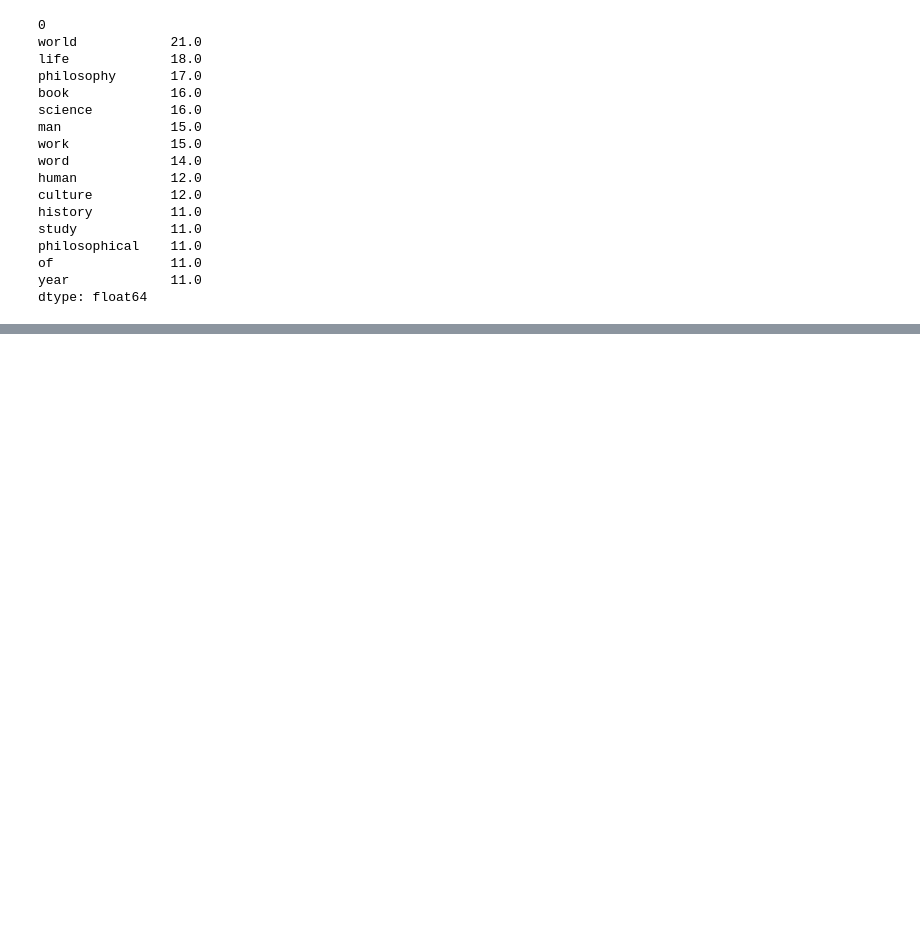
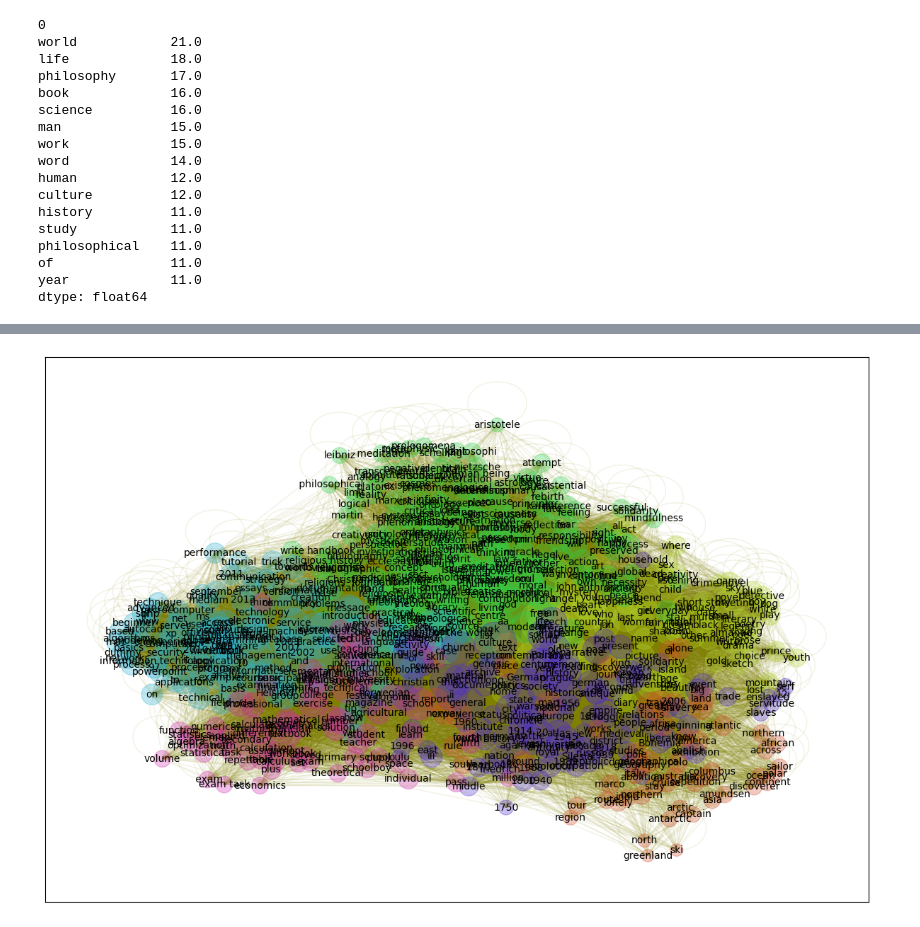
Before and after one commit to Yoonsen/Qualico2023, a Jupyter notebook: analysis (2).ipynb, the cells around one changed output, grey strips where cells are left out. Cells and saved outputs as stored; diff of their text form; code cells hidden in the pictures; blank space fills up the shorter version.

```diff
--- a/analysis (2).ipynb
+++ b/analysis (2).ipynb
@@ -155,0 +202,2 @@ de_literature of languages-cze_literature of languages :  de_literature of langu
+# %%
+wadj = small_dtm.dot(small_dtm.transpose())
@@ -155,0 +242,2 @@ de_literature of languages-cze_literature of languages :  de_literature of langu
+# %%
+W = nx.from_pandas_adjacency(wadj)
@@ -155,0 +266,4 @@ de_literature of languages-cze_literature of languages :  de_literature of langu
+# %%
+gnl.show_graph(W)
+# %% [output]
+[figure, added]
```
Also changed, not shown: parts of 18 cells of this notebook, 1 other file.
